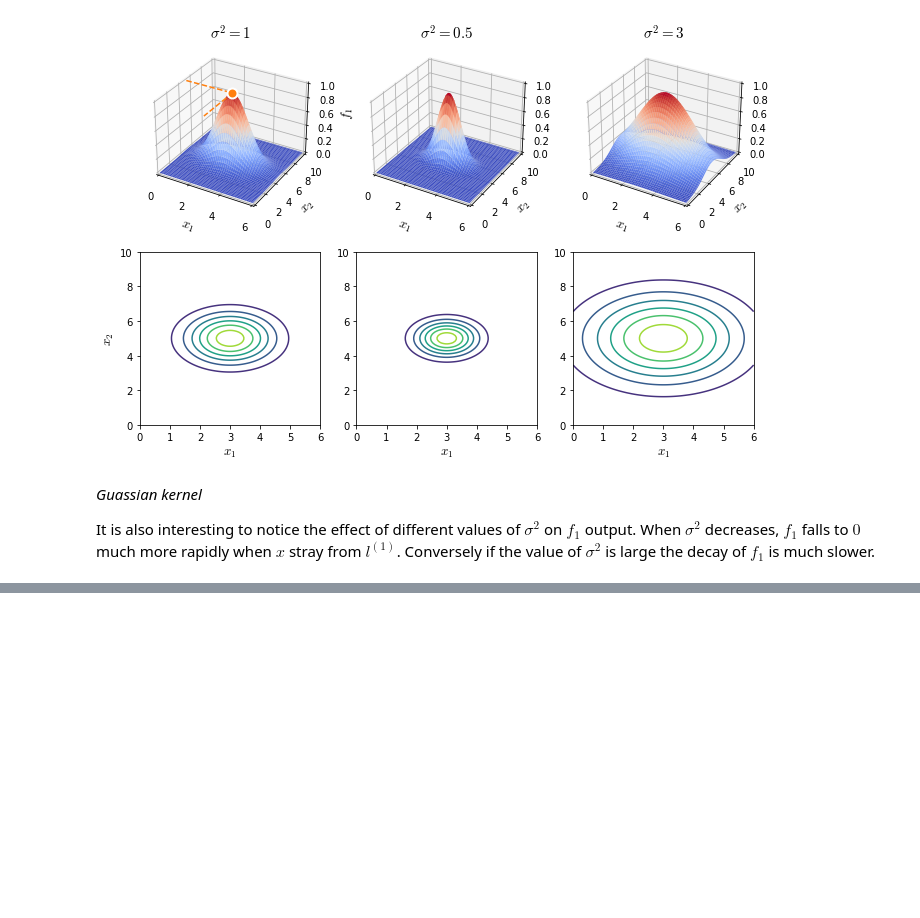
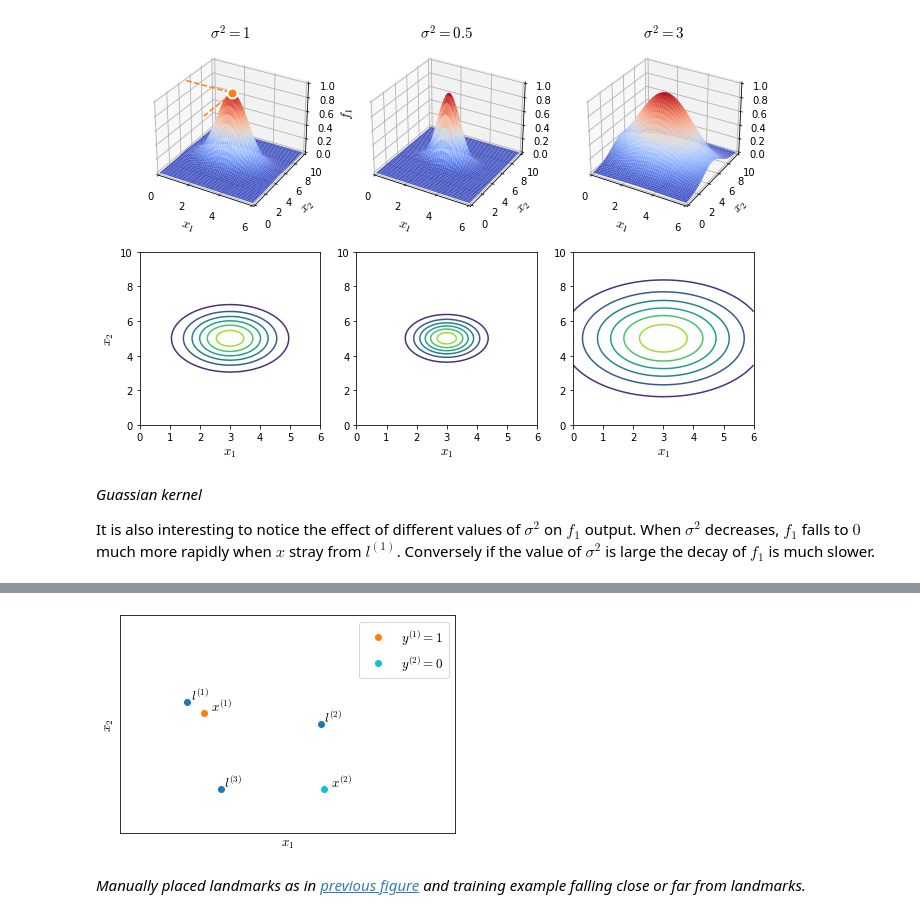
Before and after one commit to marnec/ML, a Jupyter notebook: ML-21-Kernels.ipynb, the cells around one changed output, grey strips where cells are left out. Drawn from its saved outputs; the diff is of its cells as text; code cells hidden in the pictures; blank space fills up the shorter version.

```diff
--- a/ML-21-Kernels.ipynb
+++ b/ML-21-Kernels.ipynb
@@ -182,0 +217,21 @@ It is also interesting to notice the effect of different values of $\sigma^2$ on
+# %%
+fig, ax = plt.subplots()
+ax.scatter(*a.T)
+ax.set_xlabel('$x_1$', fontsize=13)
+ax.set_ylabel('$x_2$', fontsize=13)
+ax.set_xticks([])
+ax.set_yticks([])
+ax.set_xlim(0, 1)
+ax.set_ylim(0, 1)
+for i, p in enumerate(a, 1):
+    ax.text(*p + .01, '$l^{{({})}}$'.format(i), fontsize=13)
+
+ax.plot(*a[0] + [.05, -.05], ls='none', marker='o', c='C1', label='$y^{(1)}=1$')
+ax.text(*a[0] + [.07, -.04], '$x^{(1)}$', fontsize=13)
+ax.plot(*a[1] + [.01, -.3], ls='none', marker='o', c='C9', label='$y^{(2)}=0$')
+ax.text(*a[1] + [.03, -.29], '$x^{(2)}$', fontsize=13)
+ax.legend(fontsize=13);
+# %% [output]
+[figure, added]
+# %% [markdown]
+<i id="manuallandmarks2">Manually placed landmarks as in <a href="#manuallandmarks">previous figure</a> and training example falling close or far from landmarks.</i>
```
Also changed, not shown: parts of 2 cells of this notebook, 4 other files.
